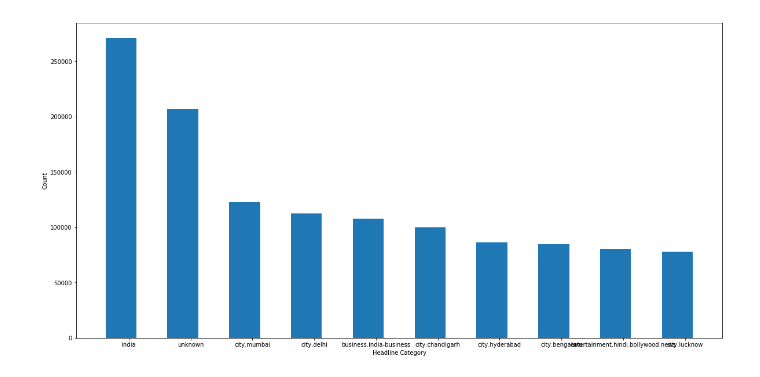
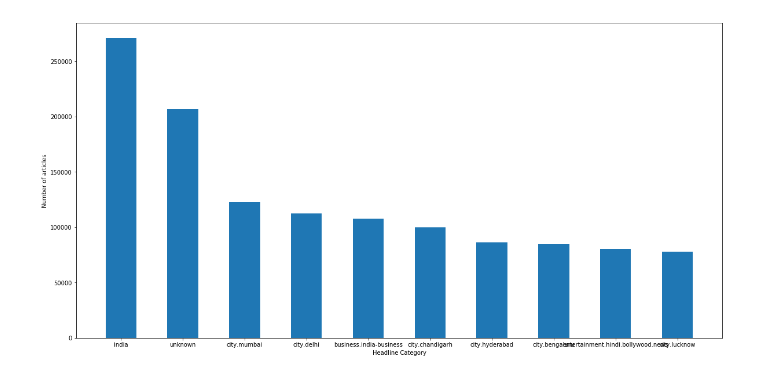
Before and after one commit to aashish-jain/Social-unrest-prediction, a Jupyter notebook: notebooks/headlines_dataset.ipynb, the cells around one changed output. Saved outputs shown, nothing was run; the diff lists cells and outputs as text; code cells hidden in the pictures.

```diff
--- a/notebooks/headlines_dataset.ipynb
+++ b/notebooks/headlines_dataset.ipynb
@@ -22,4 +23,5 @@ df.head(5)
 # %%
-plot_counter(df.headline_category, xlabel="Headline Category", ylabel="Count")
+plot_counter(df.headline_category, xlabel="Headline Category",
+             ylabel="Number of articles")
 # %% [output]
-[figure, old version]
+[figure, new version]
```
Also changed, not shown: parts of 8 cells of this notebook, 1 other file.
